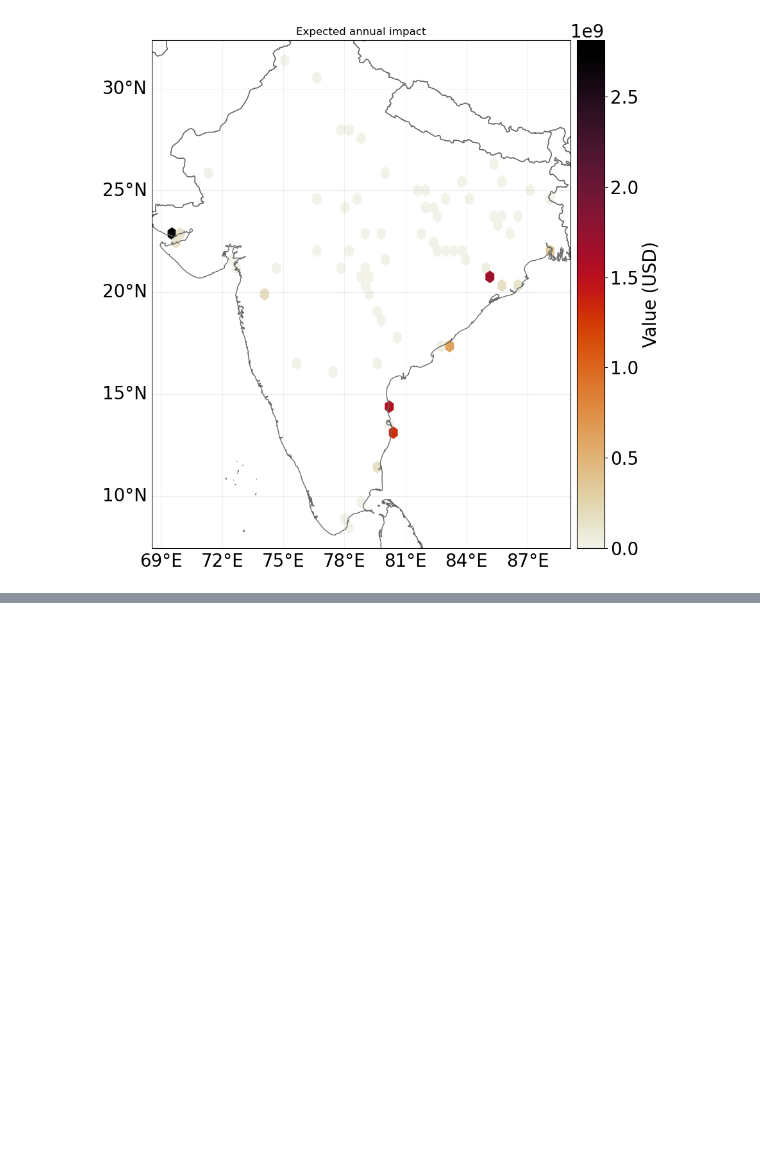
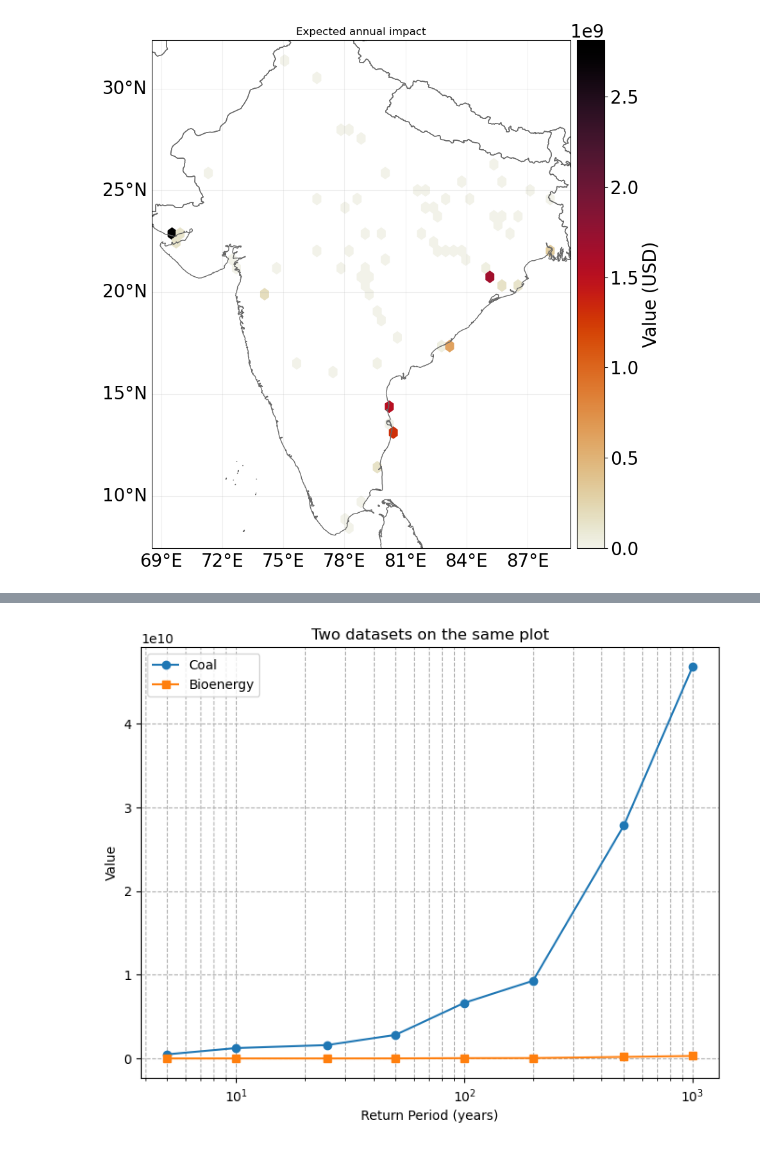
Before and after one commit to Moqian1122/TCRiskIndia, a Jupyter notebook: simulation.ipynb, the cells around one changed output, grey strips where cells are left out. Cells and saved outputs as stored; diff of their text form; code cells hidden in the pictures; blank space fills up the shorter version.

```diff
--- a/simulation.ipynb
+++ b/simulation.ipynb
@@ -157,0 +257,23 @@ Aggregated average annual impact: 9286829972.0 $
+# %%
+plt.figure(figsize=(8, 6))
+
+# Plot first line
+plt.plot(return_periods, impact_results, marker='o', label='Coal')
+
+# Plot second line
+plt.plot(return_periods, impact_results_bio, marker='s', label='Bioenergy')
+
+# Set x-axis to logarithmic scale
+plt.xscale('log')
+
+# Labels, title, and legend
+plt.xlabel('Return Period (years)')
+plt.ylabel('Value')
+plt.title('Two datasets on the same plot')
+plt.grid(True, which="both", ls="--")
+plt.legend()
+
+# Show the plot
+plt.show()
+# %% [output]
+[figure, added]
```
Also changed, not shown: parts of 18 cells of this notebook, 3 other files.
